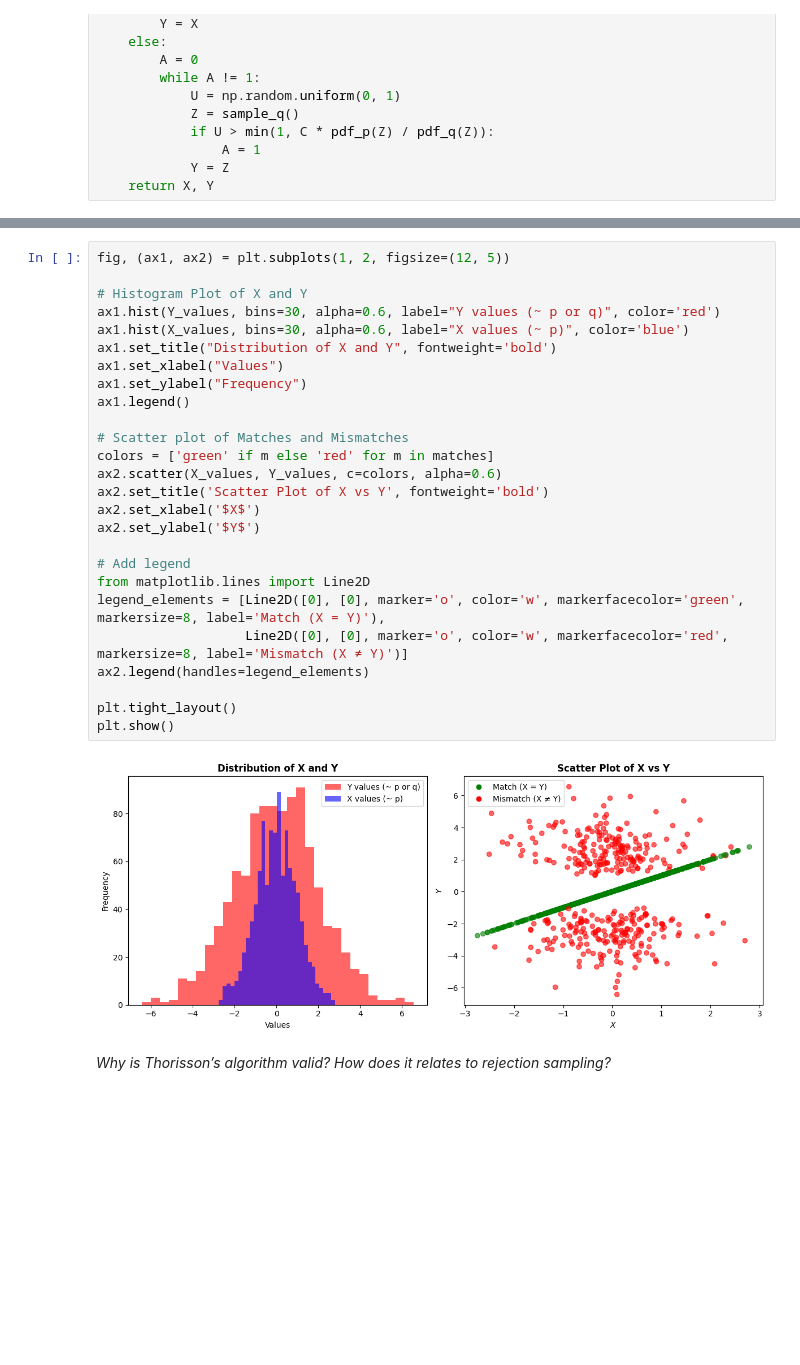
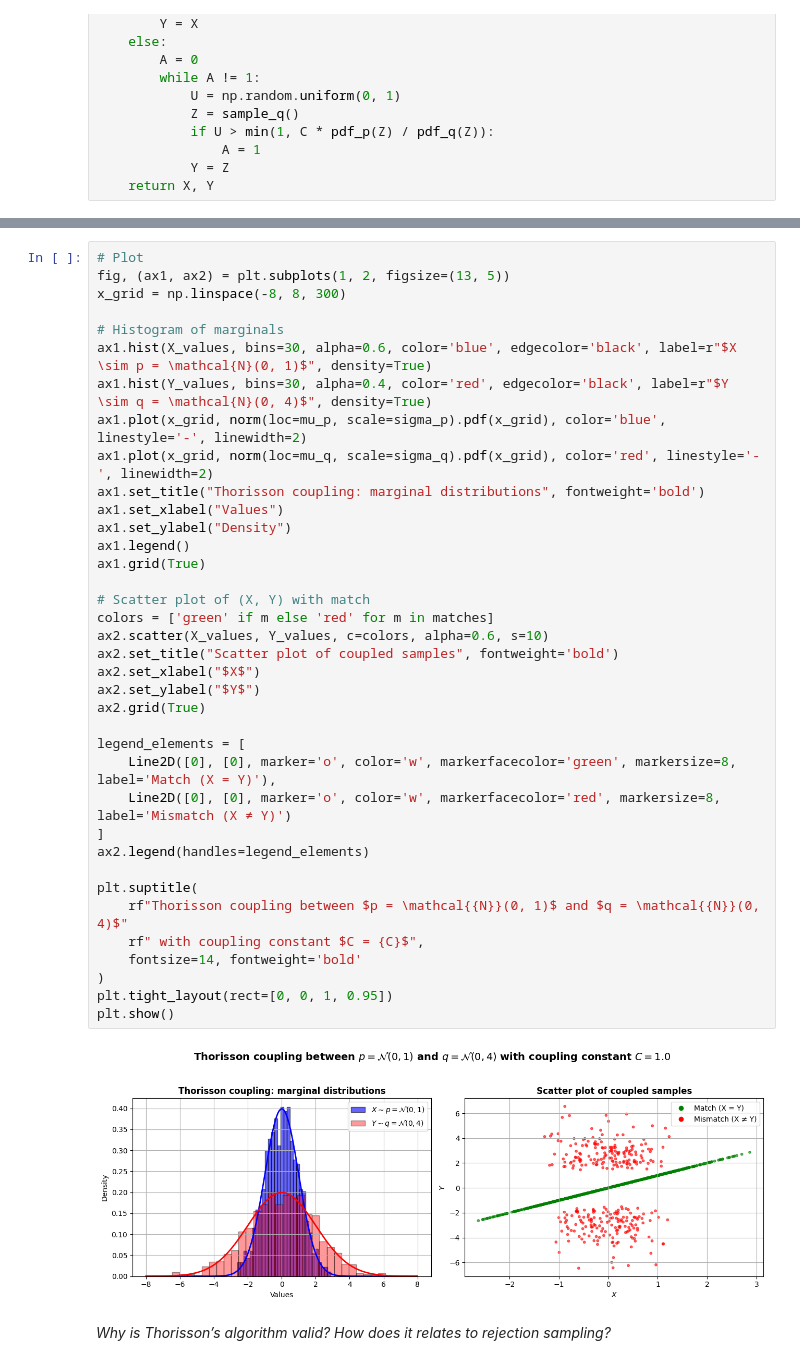
Before and after one commit to pieropls/MCProj-Coupling, a Jupyter notebook: Coupling.ElMamoune.NY.Pelosi.ipynb, the cells around one changed output, grey strips where cells are left out. Cells and saved outputs as stored; diff of their text form; blank space fills up the shorter version.

```diff
--- a/Coupling.ElMamoune.NY.Pelosi.ipynb
+++ b/Coupling.ElMamoune.NY.Pelosi.ipynb
@@ -76,30 +195,41 @@ Percentage of Matches: 61.70%
 # %%
-fig, (ax1, ax2) = plt.subplots(1, 2, figsize=(12, 5))
+# Plot
+fig, (ax1, ax2) = plt.subplots(1, 2, figsize=(13, 5))
+x_grid = np.linspace(-8, 8, 300)
 
-# Histogram Plot of X and Y
-ax1.hist(Y_values, bins=30, alpha=0.6, label="Y values (~ p or q)", color='red')
-ax1.hist(X_values, bins=30, alpha=0.6, label="X values (~ p)", color='blue')
-ax1.set_title("Distribution of X and Y", fontweight='bold')
+# Histogram of marginals
+ax1.hist(X_values, bins=30, alpha=0.6, color='blue', edgecolor='black', label=r"$X \sim p = \mathcal{N}(0, 1)$", density=True)
+ax1.hist(Y_values, bins=30, alpha=0.4, color='red', edgecolor='black', label=r"$Y \sim q = \mathcal{N}(0, 4)$", density=True)
+ax1.plot(x_grid, norm(loc=mu_p, scale=sigma_p).pdf(x_grid), color='blue', linestyle='-', linewidth=2)
+ax1.plot(x_grid, norm(loc=mu_q, scale=sigma_q).pdf(x_grid), color='red', linestyle='-', linewidth=2)
+ax1.set_title("Thorisson coupling: marginal distributions", fontweight='bold')
 ax1.set_xlabel("Values")
-ax1.set_ylabel("Frequency")
+ax1.set_ylabel("Density")
 ax1.legend()
+ax1.grid(True)
 
-# Scatter plot of Matches and Mismatches
+# Scatter plot of (X, Y) with match
 colors = ['green' if m else 'red' for m in matches]
-ax2.scatter(X_values, Y_values, c=colors, alpha=0.6)
-ax2.set_title('Scatter Plot of X vs Y', fontweight='bold')
-ax2.set_xlabel('$X$')
-ax2.set_ylabel('$Y$')
+ax2.scatter(X_values, Y_values, c=colors, alpha=0.6, s=10)
+ax2.set_title("Scatter plot of coupled samples", fontweight='bold')
+ax2.set_xlabel("$X$")
+ax2.set_ylabel("$Y$")
+ax2.grid(True)
 
-# Add legend
-from matplotlib.lines import Line2D
-legend_elements = [Line2D([0], [0], marker='o', color='w', markerfacecolor='green', markersize=8, label='Match (X = Y)'),
-                   Line2D([0], [0], marker='o', color='w', markerfacecolor='red', markersize=8, label='Mismatch (X ≠ Y)')]
+legend_elements = [
+    Line2D([0], [0], marker='o', color='w', markerfacecolor='green', markersize=8, label='Match (X = Y)'),
+    Line2D([0], [0], marker='o', color='w', markerfacecolor='red', markersize=8, label='Mismatch (X ≠ Y)')
+]
 ax2.legend(handles=legend_elements)
 
-plt.tight_layout()
+plt.suptitle(
+    rf"Thorisson coupling between $p = \mathcal{{N}}(0, 1)$ and $q = \mathcal{{N}}(0, 4)$"
+    rf" with coupling constant $C = {C}$",
+    fontsize=14, fontweight='bold'
+)
+plt.tight_layout(rect=[0, 0, 1, 0.95])
 plt.show()
 # %% [output]
-[figure, old version]
+[figure, new version]
 # %% [markdown]
 *Why is Thorisson’s algorithm valid? How does it relates to rejection sampling?*
```
Also changed, not shown: parts of 12 cells of this notebook.
